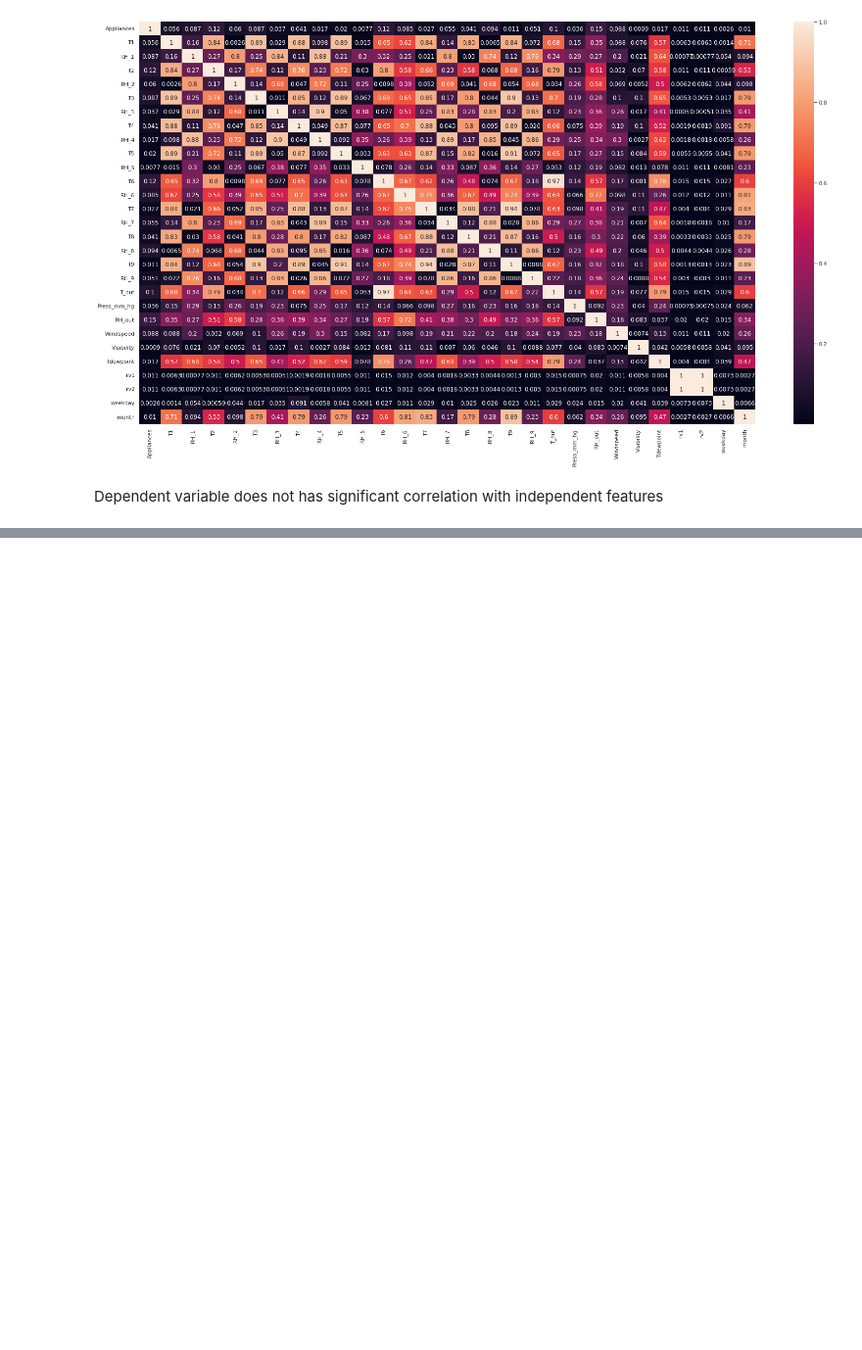
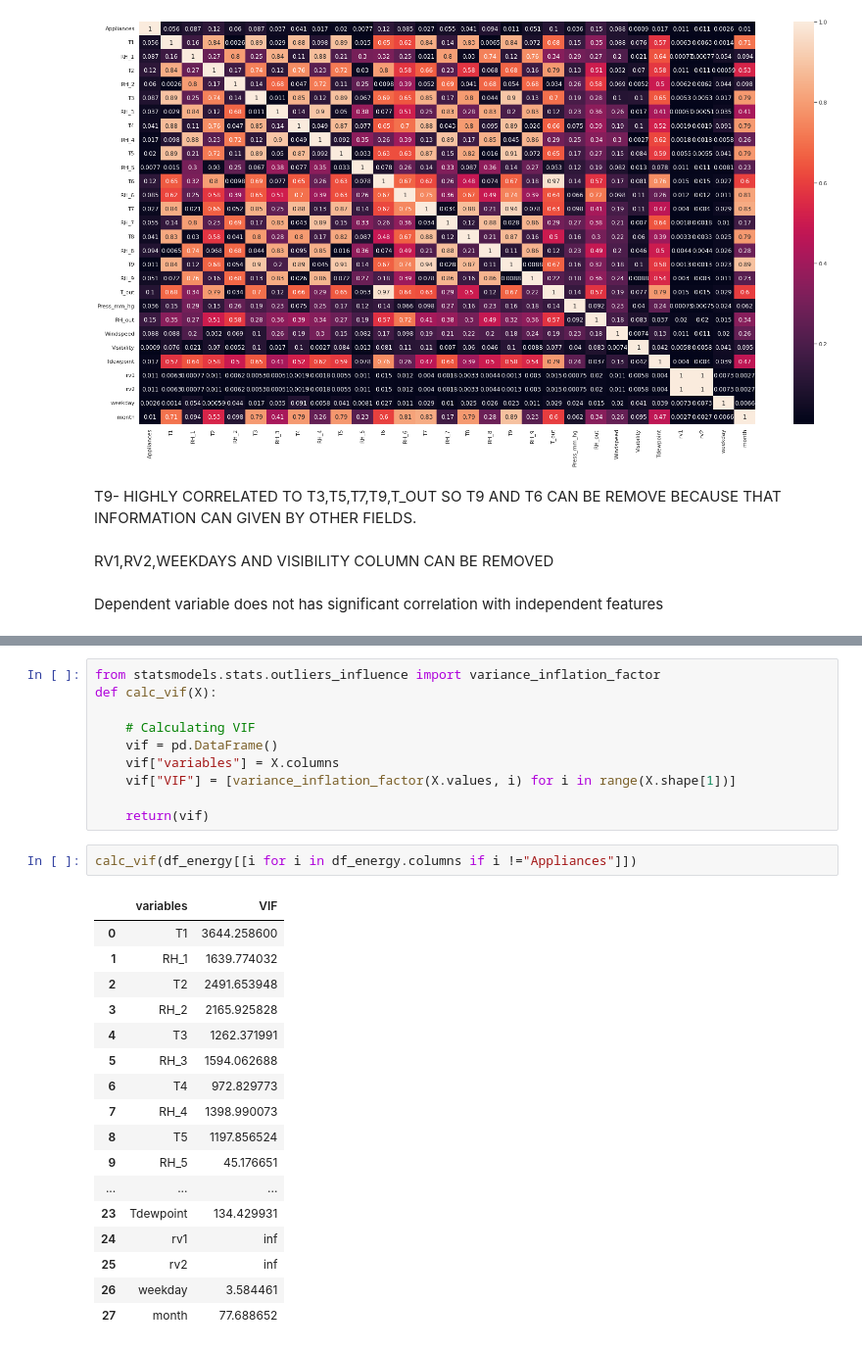
Before and after one commit to milanajudiya/Appliances_Energy_Prediction, a Jupyter notebook: Appliances_Energy_Prediction.ipynb, the cells around one changed output, grey strips where cells are left out. Shown at 98% size. Saved outputs shown, nothing was run; the diff lists cells and outputs as text; blank space fills up the shorter version.

```diff
--- a/Appliances_Energy_Prediction.ipynb
+++ b/Appliances_Energy_Prediction.ipynb
@@ -308,6 +308,10 @@ sns.heatmap(abs(correlation),annot=True)
 # %% [output]
 <matplotlib.axes._subplots.AxesSubplot at 0x...>
 [figure]
+# %% [markdown]
+T9- HIGHLY CORRELATED TO T3,T5,T7,T9,T_OUT SO T9 AND T6 CAN BE REMOVE BECAUSE THAT INFORMATION CAN GIVEN BY OTHER FIELDS.
+# %% [markdown]
+RV1,RV2,WEEKDAYS AND VISIBILITY COLUMN CAN BE REMOVED
 # %% [markdown]
 Dependent variable does not has significant correlation with independent features
 # %%
@@ -330,3 +334,33 @@ correlation
 | rv2 | -0.010837 | -0.006265 | -0.000774 | -0.011131 | 0.006207 | -0.005278 | -0.000514 | -0.001887 | -0.001827 | -0.005531 | -0.011126 | ... |
 | weekday | 0.002572 | 0.001374 | -0.053818 | 0.000586 | -0.044223 | -0.017475 | -0.035205 | -0.091013 | -0.005757 | -0.040809 | 0.008092 | ... |
 | month | -0.010138 | 0.706332 | -0.094135 | 0.533513 | -0.098105 | 0.790334 | -0.414440 | 0.789192 | -0.258258 | 0.785879 | -0.227663 | ... |
+# %%
+from statsmodels.stats.outliers_influence import variance_inflation_factor
+def calc_vif(X):
+
+    # Calculating VIF
+    vif = pd.DataFrame()
+    vif["variables"] = X.columns
+    vif["VIF"] = [variance_inflation_factor(X.values, i) for i in range(X.shape[1])]
+
+    return(vif)
+# %%
+calc_vif(df_energy[[i for i in df_energy.columns if i !="Appliances"]])
+# %% [output]
+|  | variables | VIF |
+| 0 | T1 | 3644.258600 |
+| 1 | RH_1 | 1639.774032 |
+| 2 | T2 | 2491.653948 |
+| 3 | RH_2 | 2165.925828 |
+| 4 | T3 | 1262.371991 |
+| 5 | RH_3 | 1594.062688 |
+| 6 | T4 | 972.829773 |
+| 7 | RH_4 | 1398.990073 |
+| 8 | T5 | 1197.856524 |
+| 9 | RH_5 | 45.176651 |
+| ... | ... | ... |
+| 23 | Tdewpoint | 134.429931 |
+| 24 | rv1 | inf |
+| 25 | rv2 | inf |
+| 26 | weekday | 3.584461 |
+| 27 | month | 77.688652 |
```
Also changed, not shown: parts of 33 cells of this notebook.
